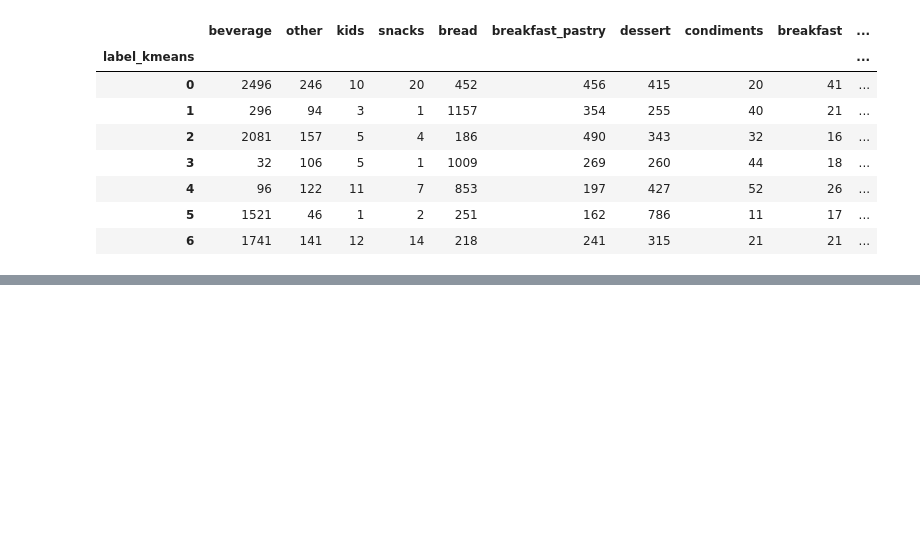
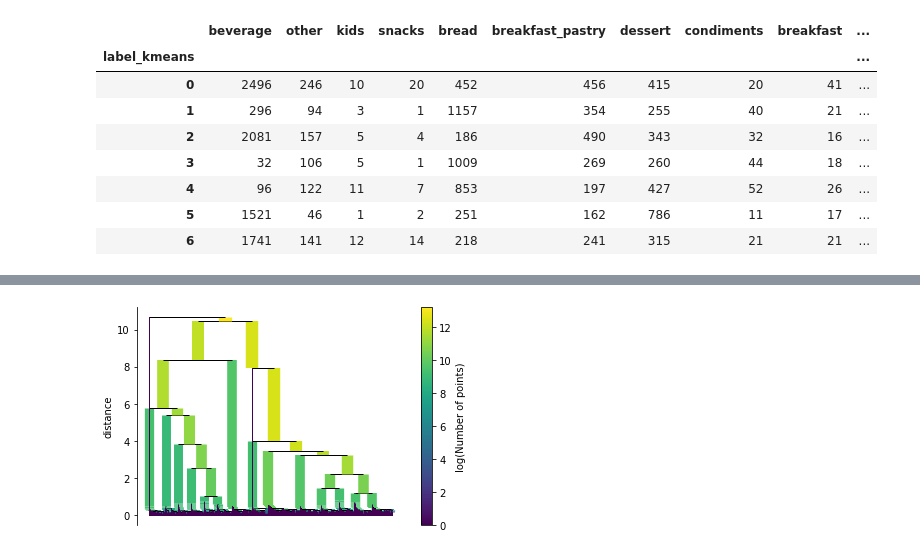
Before and after one commit to Pomilusky/apuntes_clase, a Jupyter notebook: semana_7/2.2 - La panaderia de Guelita.ipynb, the cells around one changed output, grey strips where cells are left out. Saved outputs shown, nothing was run; the diff lists cells and outputs as text; code cells hidden in the pictures; blank space fills up the shorter version.

```diff
--- a/semana_7/2.2 - La panaderia de Guelita.ipynb
+++ b/semana_7/2.2 - La panaderia de Guelita.ipynb
@@ -340,0 +349,6 @@ bread_group.groupby(bread_group.label_kmeans).sum().style.background_gradient(cm
+# %%
+dbscan=DBSCAN()
+
+bread_group['label_dbscan']=dbscan.fit_predict(umap_df)
+
+bread_group.head()
@@ -340,0 +394,6 @@ bread_group.groupby(bread_group.label_kmeans).sum().style.background_gradient(cm
+# %%
+dbscan=DBSCAN(eps=10)
+
+bread_group['label_dbscan2']=dbscan.fit_predict(umap_df2)
+
+bread_group.head()
@@ -340,0 +433,17 @@ bread_group.groupby(bread_group.label_kmeans).sum().style.background_gradient(cm
+# %%
+dbscan=DBSCAN()
+
+bread_group['label_dbscan_pca']=dbscan.fit_predict(pca_df)
+
+#bread_group.groupby(bread_group.label_dbscan_pca).sum().style.background_gradient(cmap=cm)
+# %%
+# HDBSCAN
+#!pip install hdbscan
+
+from hdbscan import HDBSCAN
+
+hdbscan=HDBSCAN(min_cluster_size=25)
+
+bread_group['label_hdbscan']=hdbscan.fit_predict(umap_df)
+
+pd.crosstab(bread_group.hour, bread_group.label_hdbscan).style.background_gradient(cmap=cm)
@@ -340,0 +501,7 @@ bread_group.groupby(bread_group.label_kmeans).sum().style.background_gradient(cm
+# %%
+# plots
+
+hdbscan.single_linkage_tree_.plot(cmap='viridis',
+                                  colorbar=True);
+# %% [output]
+[figure, added]
```
Also changed, not shown: parts of 24 cells of this notebook.
